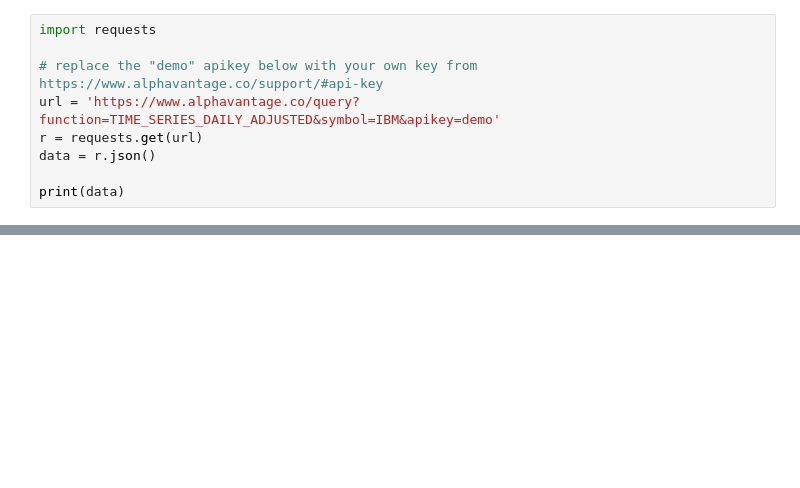
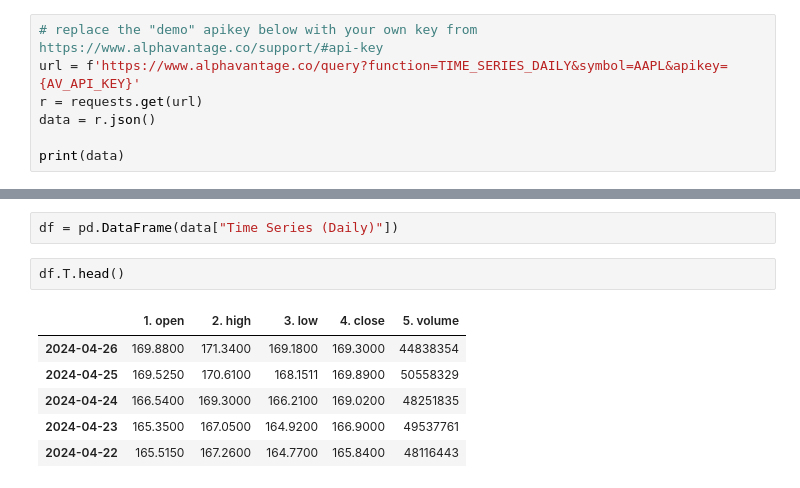
Before and after one commit to alporter08/stocks-feed, a Jupyter notebook: notebooks/api_explore.ipynb, the cells around one changed output, grey strips where cells are left out. Cells and saved outputs as stored; diff of their text form; blank space fills up the shorter version.

```diff
--- a/notebooks/api_explore.ipynb
+++ b/notebooks/api_explore.ipynb
@@ -1,8 +15,6 @@
 # %%
-import requests
-
 # replace the "demo" apikey below with your own key from https://www.alphavantage.co/support/#api-key
-url = 'https://www.alphavantage.co/query?function=TIME_SERIES_DAILY_ADJUSTED&symbol=IBM&apikey=demo'
+url = f'https://www.alphavantage.co/query?function=TIME_SERIES_DAILY&symbol=AAPL&apikey={AV_API_KEY}'
 r = requests.get(url)
 data = r.json()
 
@@ -11,0 +35,11 @@ print(data)
+# %%
+df = pd.DataFrame(data["Time Series (Daily)"])
+# %%
+df.T.head()
+# %% [output]
+|  | 1. open | 2. high | 3. low | 4. close | 5. volume |
+| 2024-04-26 | 169.8800 | 171.3400 | 169.1800 | 169.3000 | 44838354 |
+| 2024-04-25 | 169.5250 | 170.6100 | 168.1511 | 169.8900 | 50558329 |
+| 2024-04-24 | 166.5400 | 169.3000 | 166.2100 | 169.0200 | 48251835 |
+| 2024-04-23 | 165.3500 | 167.0500 | 164.9200 | 166.9000 | 49537761 |
+| 2024-04-22 | 165.5150 | 167.2600 | 164.7700 | 165.8400 | 48116443 |
```
Also changed, not shown: parts of 15 cells of this notebook, 1 other file.
